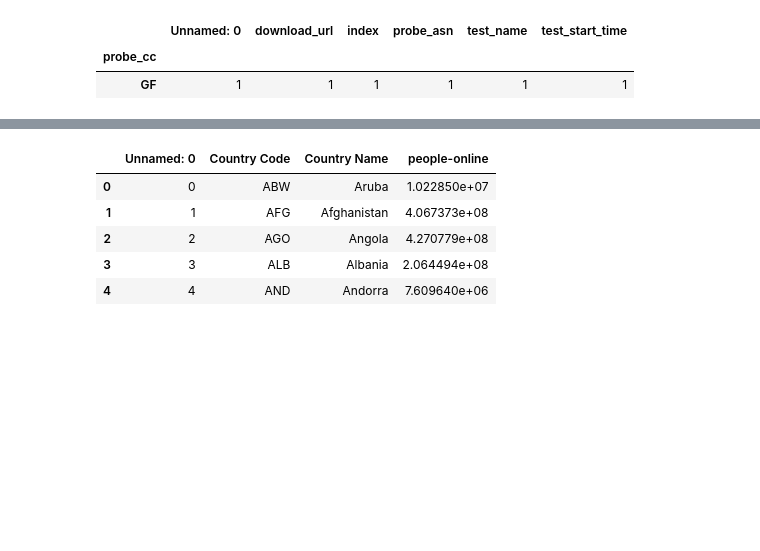
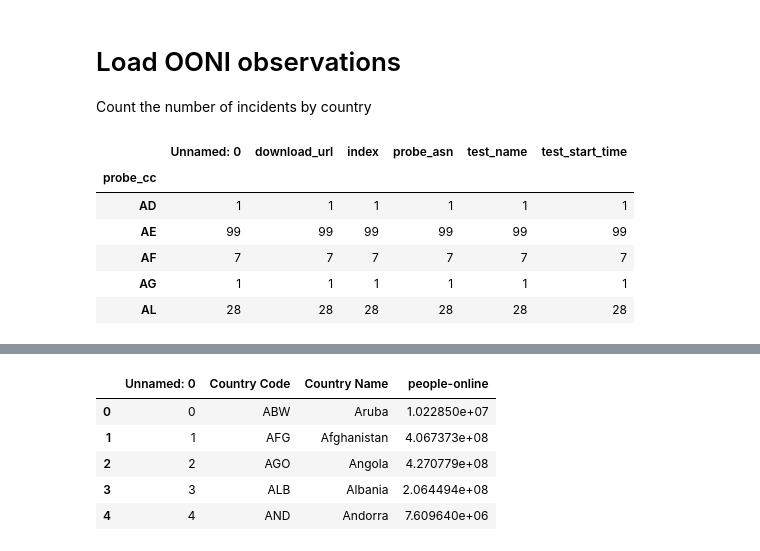
Before and after one commit to daylight-lab/III, a Jupyter notebook: network-interference/data-analysis.ipynb, the cells around one changed output, grey strips where cells are left out. Saved outputs shown, nothing was run; the diff lists cells and outputs as text; code cells hidden in the pictures; blank space fills up the shorter version.

```diff
--- a/network-interference/data-analysis.ipynb
+++ b/network-interference/data-analysis.ipynb
@@ -14,14 +14,22 @@ def load_json (fn):
     with open(fn, 'r') as myfile:
         data=myfile.read()
     return json.loads(data)
+# %% [markdown]
+# Load OONI observations
+
+Count the number of incidents by country
 # %%
 ooni_observations = pd.read_csv('data/ooni-observations-2019-06-20.csv')
 # %%
 counts = ooni_observations.groupby('probe_cc').count()
-counts[counts.index=='GF']
+counts.head()
 # %% [output]
 |  | Unnamed: 0 | download_url | index | probe_asn | test_name | test_start_time |
 | probe_cc |  |  |  |  |  |  |
-| GF | 1 | 1 | 1 | 1 | 1 | 1 |
+| AD | 1 | 1 | 1 | 1 | 1 | 1 |
+| AE | 99 | 99 | 99 | 99 | 99 | 99 |
+| AF | 7 | 7 | 7 | 7 | 7 | 7 |
+| AG | 1 | 1 | 1 | 1 | 1 | 1 |
+| AL | 28 | 28 | 28 | 28 | 28 | 28 |
 # %% [markdown]
 NOTE: We may not see every country on every reading. That's okay. The countries we *do* see will still be more or less similar to each other. By increasing our "net" (scrape size), we can increase our statistical power.
```
Also changed, not shown: parts of 7 cells of this notebook, 4 other files.
